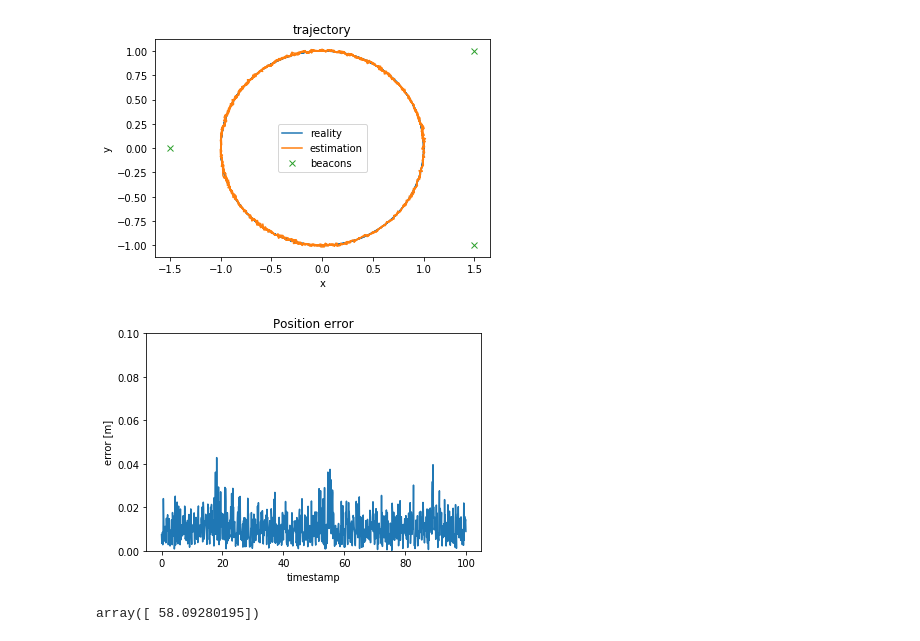
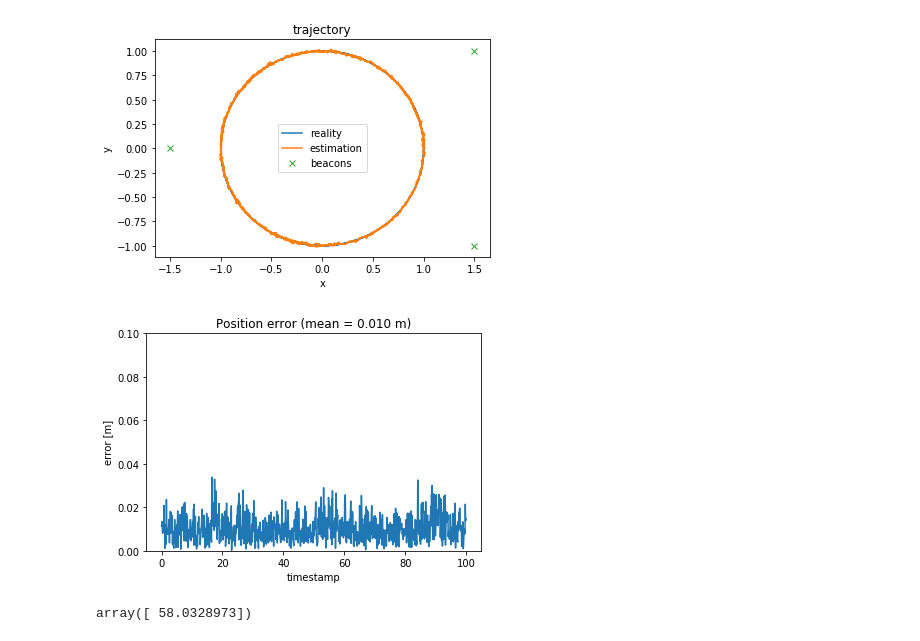
Before and after one commit to cvra/robot-software, a Jupyter notebook: doc/report/models/UWB only.ipynb, the cells around one changed output. Saved outputs shown, nothing was run; the diff lists cells and outputs as text; code cells hidden in the pictures.

```diff
--- a/doc/report/models/UWB only.ipynb
+++ b/doc/report/models/UWB only.ipynb
@@ -0,0 +52,5 @@
+# %%
+vmax = 1
+f = 10
+variance = (vmax / (2 * f))**2
+print("Variance = {:.5f}".format(variance))
@@ -73,26 +135,27 @@ def simulate_trajectory(process_variance, measurement_variance, f=10, N=1000):
 
     return ts, x, y, xhat, yhat
 # %%
-ts, x, y, xhat, yhat = simulate_trajectory(process_variance=0.1**2, measurement_variance=0.03**2)
+ts, x, y, xhat, yhat = simulate_trajectory(process_variance=0.00250, measurement_variance=0.03**2)
 # %%
 plt.plot(x, y)
 plt.plot(xhat, yhat)
 plt.plot([x for x, y in BEACON_POS],[y for x, y in BEACON_POS], 'x')
 plt.legend(('reality', 'estimation', 'beacons'))
 plt.title('trajectory')
 plt.xlabel('x')
 plt.ylabel('y')
 plt.show()
 
-plt.plot(ts, [np.sqrt((x-xh)**2+(y-yh)**2) for x,xh,y,yh in zip(x, xhat,y,yhat)])
+error = [np.sqrt((x-xh)**2+(y-yh)**2) for x,xh,y,yh in zip(x, xhat,y,yhat)]
+plt.plot(ts, error)
 plt.xlabel('timestamp')
 plt.ylabel('error [m]')
 plt.ylim(0, 0.1)
-plt.title('Position error')
+plt.title('Position error (mean = {:.3f} m)'.format(np.mean(error)))
 plt.show()
 # %% [output]
-[figure, old version]
+[figure, new version]
-[figure, old version]
+[figure, new version]
 # %%
 def cost(variances):
     process_variance = variances[0]
@@ -104,7 +167,7 @@ def cost(variances):
 x0 = np.array([0.1**2, 0.03**2])
 cost(x0)
 # %% [output]
-array([ 58.09280195])
+array([ 58.0328973])
 # %%
 # We tried to optimize it but its not very efficient
 # scipy.optimize.basinhopping(cost, x0, niter=10)
```
Also changed, not shown: parts of 6 cells of this notebook.
